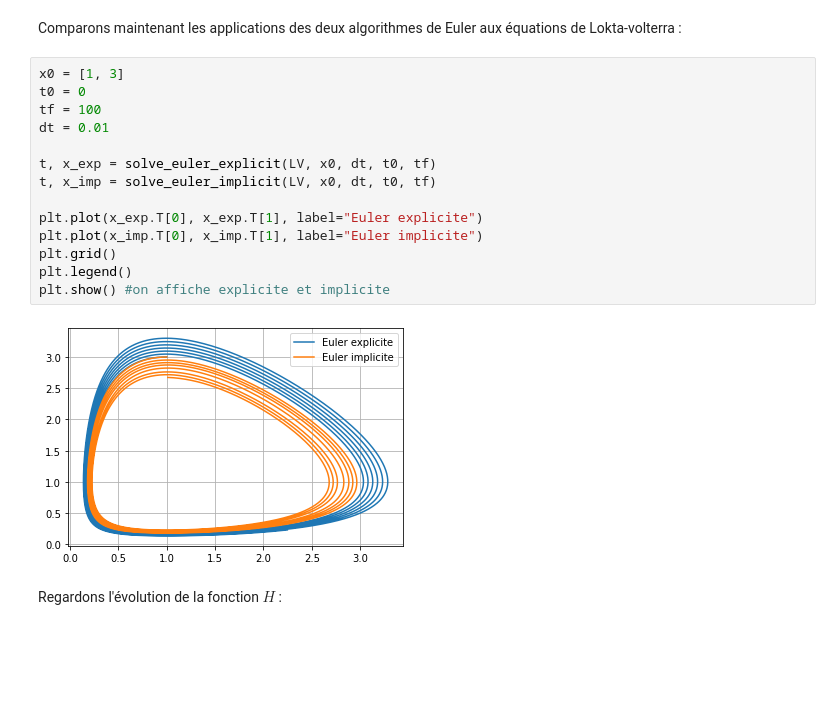
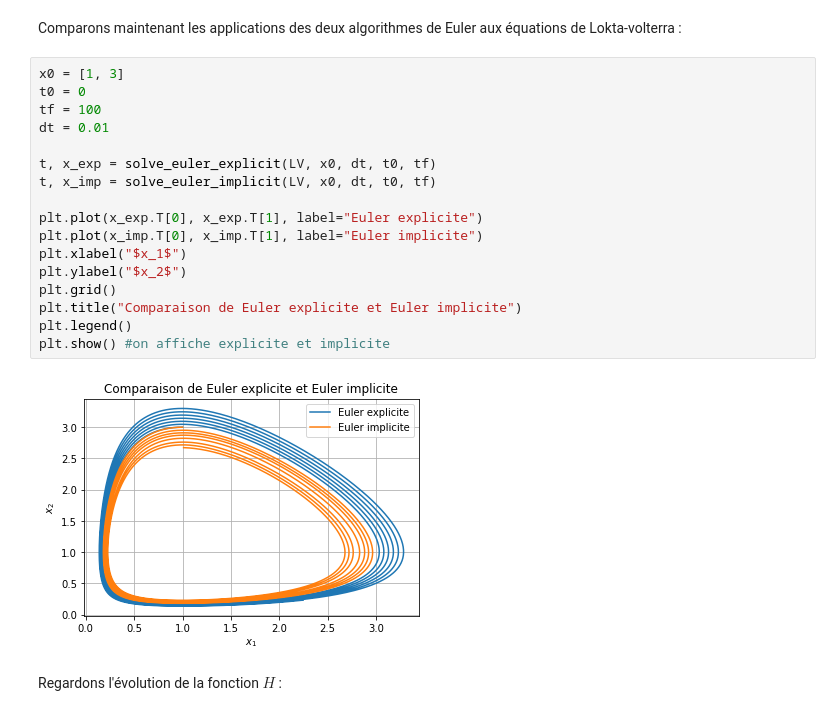
Before and after one commit to pguillot07/Devoir-Maths-Info-Equations-Differentielles, a Jupyter notebook: Rendu_equations_differentielles.ipynb, the cells around one changed output. Drawn from its saved outputs; the diff is of its cells as text; blank space fills up the shorter version.

```diff
--- a/Rendu_equations_differentielles.ipynb
+++ b/Rendu_equations_differentielles.ipynb
@@ -393,19 +459,22 @@ Comparons maintenant les applications des deux algorithmes de Euler aux équatio
 # %%
 x0 = [1, 3]
 t0 = 0
 tf = 100
 dt = 0.01
 
 t, x_exp = solve_euler_explicit(LV, x0, dt, t0, tf)
 t, x_imp = solve_euler_implicit(LV, x0, dt, t0, tf)
 
 plt.plot(x_exp.T[0], x_exp.T[1], label="Euler explicite")
 plt.plot(x_imp.T[0], x_imp.T[1], label="Euler implicite")
+plt.xlabel("$x_1$")
+plt.ylabel("$x_2$")
 plt.grid()
+plt.title("Comparaison de Euler explicite et Euler implicite")
 plt.legend()
 plt.show() #on affiche explicite et implicite
 # %% [output]
-[figure, old version]
+[figure, new version]
 # %% [markdown]
 Regardons l'évolution de la fonction $H$ :
 # %%
```
Also changed, not shown: parts of 12 cells of this notebook.
